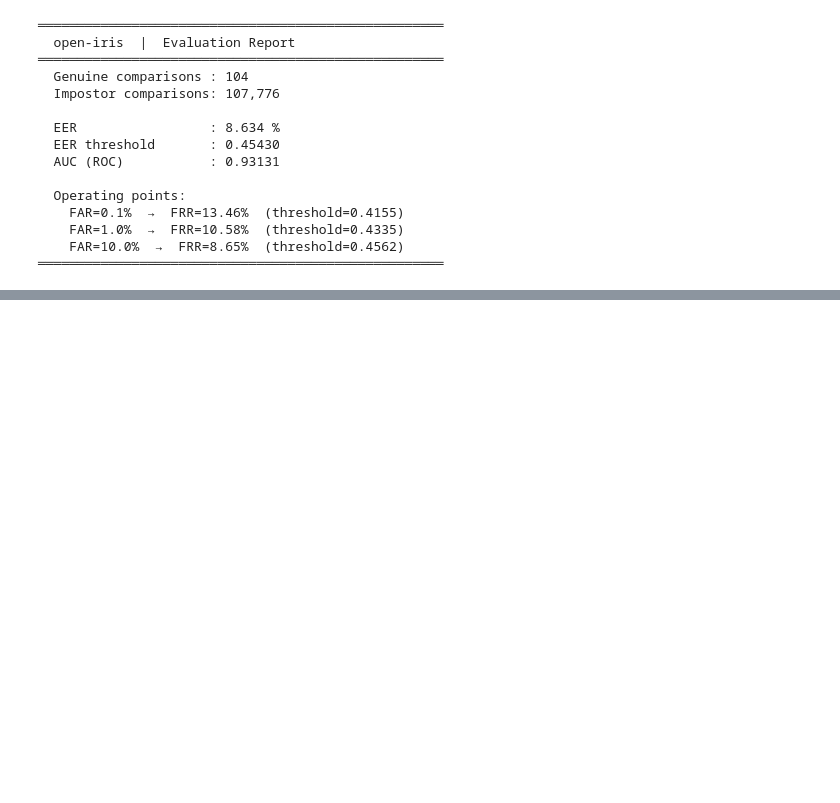
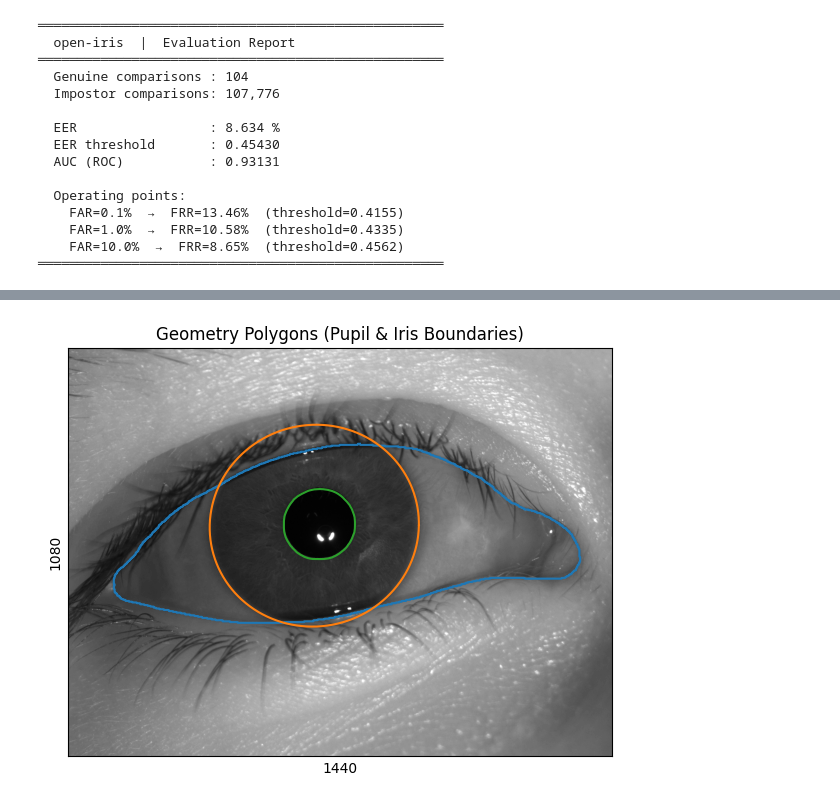
Before and after one commit to allison-diebol/open-iris, a Jupyter notebook: colab/EvaluationSuiteDemo.ipynb, the cells around one changed output, grey strips where cells are left out. Saved outputs shown, nothing was run; the diff lists cells and outputs as text; code cells hidden in the pictures; blank space fills up the shorter version.

```diff
--- a/colab/EvaluationSuiteDemo.ipynb
+++ b/colab/EvaluationSuiteDemo.ipynb
@@ -218,0 +317,12 @@ These utilities make it easy to experiment with different datasets, preprocessin
+# %%
+# plot_geometry_polygons: draws pupil/iris boundary polygons
+# Signature: plot_geometry_polygons(geometry_polygons, ir_image=None,
+#            plot_kwargs=None, scatter_kwargs=None, ax=None) -> Tuple[Figure, Axes]
+if geometry is not None:
+    fig, ax = vis.plot_geometry_polygons(geometry, ir_image=ir_image_obj)
+    ax.set_title("Geometry Polygons (Pupil & Iris Boundaries)")
+    plt.tight_layout()
+else:
+    print("'geometry_estimation' not found in call_trace — check key names printed above")
+# %% [output]
+[figure, added]
```
Also changed, not shown: parts of 26 cells of this notebook.
